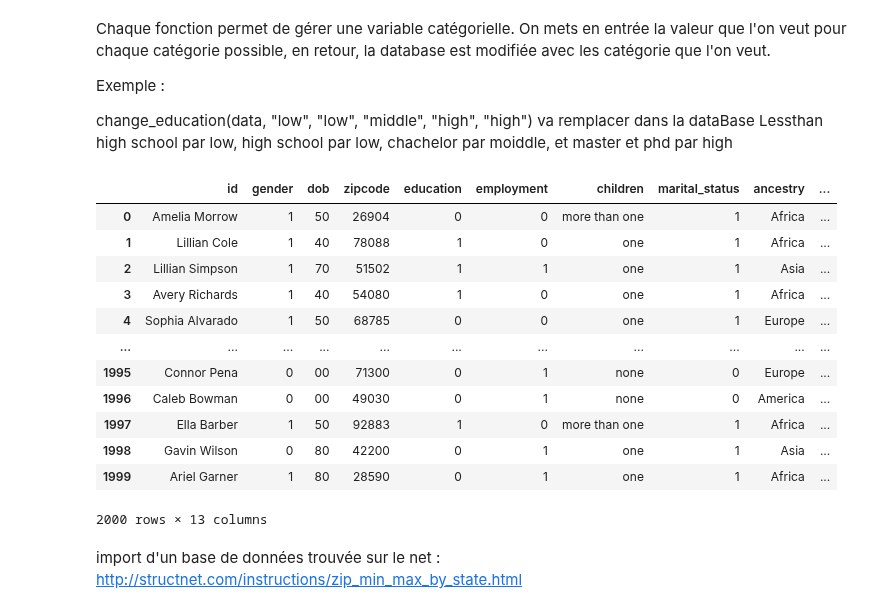
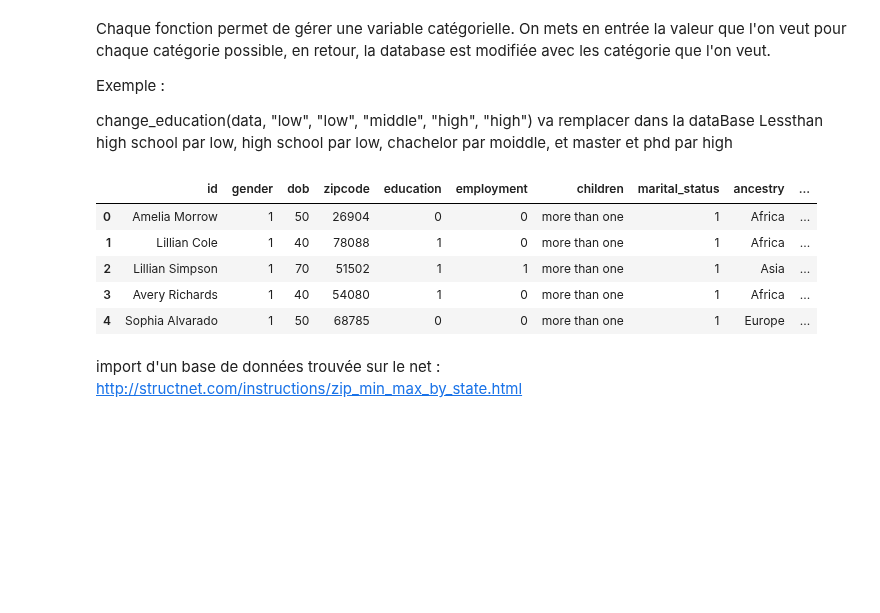
Before and after one commit to SimonLegendrre/LINMA2472_AlgoInDataScienceProjet1, a Jupyter notebook: P3/code/project3_simon.ipynb, the cells around one changed output. Drawn from its saved outputs; the diff is of its cells as text; code cells hidden in the pictures; blank space fills up the shorter version.

```diff
--- a/P3/code/project3_simon.ipynb
+++ b/P3/code/project3_simon.ipynb
@@ -297,21 +297,14 @@ change_disease(data, gastritis='gastro-enterolgy', heart_disease='cardiovascular
 
 #
 # %%
-data
+data.head()
 # %% [output]
 |  | id | gender | dob | zipcode | education | employment | children | marital_status | ancestry | ... |
 | 0 | Amelia Morrow | 1 | 50 | 26904 | 0 | 0 | more than one | 1 | Africa | ... |
-| 1 | Lillian Cole | 1 | 40 | 78088 | 1 | 0 | one | 1 | Africa | ... |
-| 2 | Lillian Simpson | 1 | 70 | 51502 | 1 | 1 | one | 1 | Asia | ... |
-| 3 | Avery Richards | 1 | 40 | 54080 | 1 | 0 | one | 1 | Africa | ... |
-| 4 | Sophia Alvarado | 1 | 50 | 68785 | 0 | 0 | one | 1 | Europe | ... |
-| ... | ... | ... | ... | ... | ... | ... | ... | ... | ... | ... |
-| 1995 | Connor Pena | 0 | 00 | 71300 | 0 | 1 | none | 0 | Europe | ... |
-| 1996 | Caleb Bowman | 0 | 00 | 49030 | 0 | 1 | none | 0 | America | ... |
-| 1997 | Ella Barber | 1 | 50 | 92883 | 1 | 0 | more than one | 1 | Africa | ... |
-| 1998 | Gavin Wilson | 0 | 80 | 42200 | 0 | 1 | one | 1 | Asia | ... |
-| 1999 | Ariel Garner | 1 | 80 | 28590 | 0 | 1 | one | 1 | Africa | ... |
+| 1 | Lillian Cole | 1 | 40 | 78088 | 1 | 0 | more than one | 1 | Africa | ... |
+| 2 | Lillian Simpson | 1 | 70 | 51502 | 1 | 1 | more than one | 1 | Asia | ... |
+| 3 | Avery Richards | 1 | 40 | 54080 | 1 | 0 | more than one | 1 | Africa | ... |
+| 4 | Sophia Alvarado | 1 | 50 | 68785 | 0 | 0 | more than one | 1 | Europe | ... |
-2000 rows × 13 columns
 # %% [markdown]
 import d'un base de données trouvée sur le net : http://structnet.com/instructions/zip_min_max_by_state.html
 # %%
```
Also changed, not shown: parts of 9 cells of this notebook.
